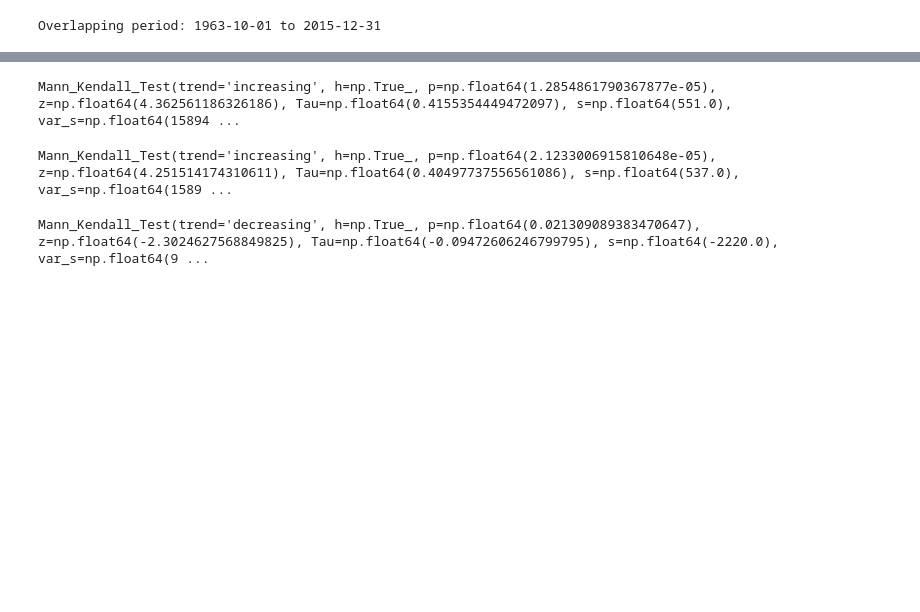
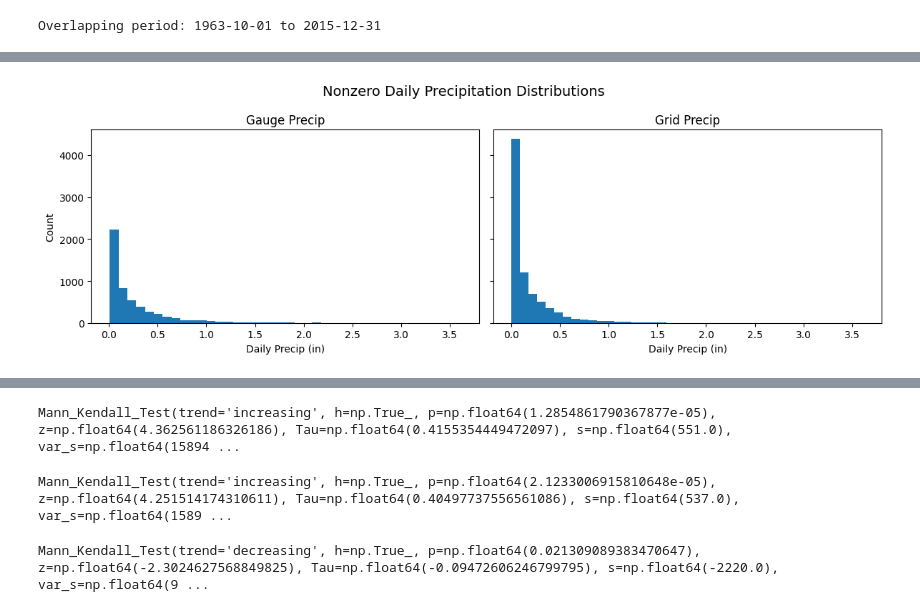
Before and after one commit to ROmslaer/ROmslaer895, a Jupyter notebook: ROmslaer Final Project.ipynb, the cells around one changed output, grey strips where cells are left out. Drawn from its saved outputs; the diff is of its cells as text; code cells hidden in the pictures; blank space fills up the shorter version.

```diff
--- a/ROmslaer Final Project.ipynb
+++ b/ROmslaer Final Project.ipynb
@@ -288,0 +145,14 @@ Name: Grid Precip (in), dtype: float64
+# %%
+fig, axes = plt.subplots(1, 2, figsize=(12,4), sharex=True, sharey=True)
+axes[0].hist(pgauge_nonzero, bins=40)
+axes[0].set_title("Gauge Precip")
+axes[0].set_xlabel("Daily Precip (in)")
+axes[0].set_ylabel("Count")
+axes[1].hist(pgrid_nonzero, bins=40)
+axes[1].set_title("Grid Precip")
+axes[1].set_xlabel("Daily Precip (in)")
+fig.suptitle("Nonzero Daily Precipitation Distributions", fontsize=14)
+plt.tight_layout()
+plt.show()
+# %% [output]
+[figure, added]
```
Also changed, not shown: parts of 22 cells of this notebook.
